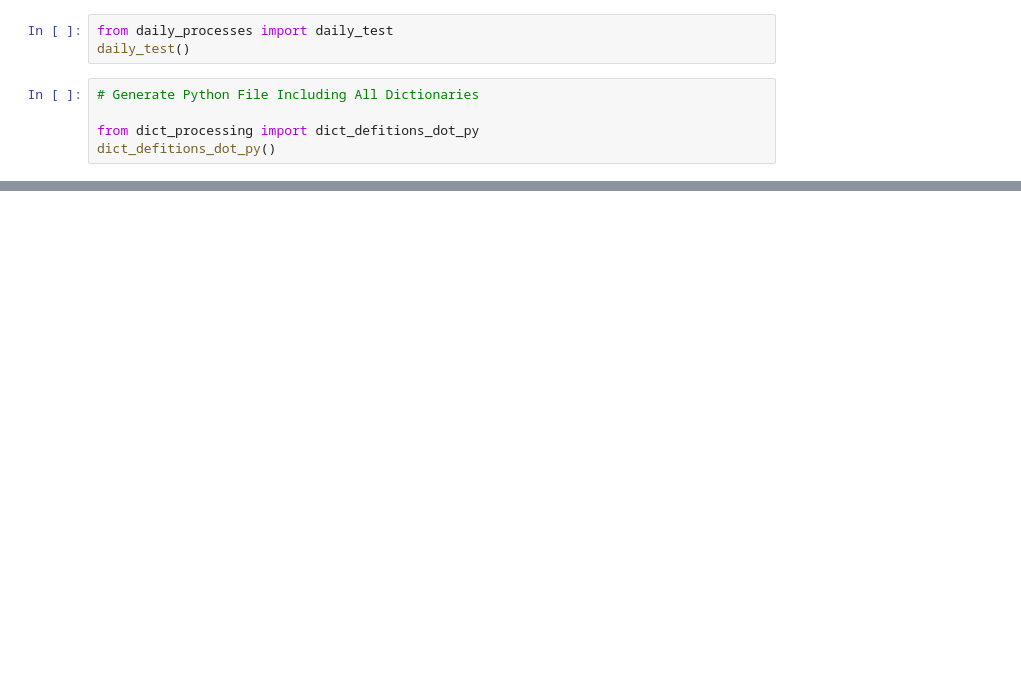
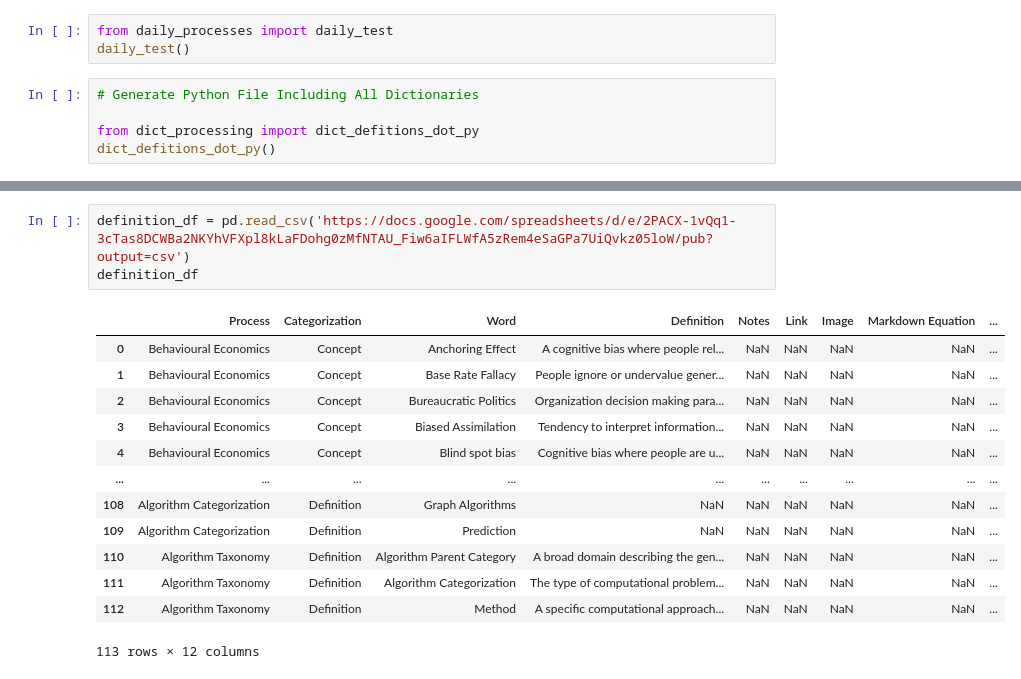
Before and after one commit to derek-dewald/Python_Tools, a Jupyter notebook: JupyterNotebooks/Daily_Pipeline_v2.ipynb, the cells around one changed output, grey strips where cells are left out. Drawn from its saved outputs; the diff is of its cells as text; blank space fills up the shorter version.

```diff
--- a/JupyterNotebooks/Daily_Pipeline_v2.ipynb
+++ b/JupyterNotebooks/Daily_Pipeline_v2.ipynb
@@ -99,0 +202,17 @@ dict_defitions_dot_py()
+# %%
+definition_df = pd.read_csv('https://docs.google.com/spreadsheets/d/e/2PACX-1vQq1-3cTas8DCWBa2NKYhVFXpl8kLaFDohg0zMfNTAU_Fiw6aIFLWfA5zRem4eSaGPa7UiQvkz05loW/pub?output=csv')
+definition_df
+# %% [output]
+|  | Process | Categorization | Word | Definition | Notes | Link | Image | Markdown Equation | ... |
+| 0 | Behavioural Economics | Concept | Anchoring Effect | A cognitive bias where people rel... | NaN | NaN | NaN | NaN | ... |
+| 1 | Behavioural Economics | Concept | Base Rate Fallacy | People ignore or undervalue gener... | NaN | NaN | NaN | NaN | ... |
+| 2 | Behavioural Economics | Concept | Bureaucratic Politics | Organization decision making para... | NaN | NaN | NaN | NaN | ... |
+| 3 | Behavioural Economics | Concept | Biased Assimilation | Tendency to interpret information... | NaN | NaN | NaN | NaN | ... |
+| 4 | Behavioural Economics | Concept | Blind spot bias | Cognitive bias where people are u... | NaN | NaN | NaN | NaN | ... |
+| ... | ... | ... | ... | ... | ... | ... | ... | ... | ... |
+| 108 | Algorithm Categorization | Definition | Graph Algorithms | NaN | NaN | NaN | NaN | NaN | ... |
+| 109 | Algorithm Categorization | Definition | Prediction | NaN | NaN | NaN | NaN | NaN | ... |
+| 110 | Algorithm Taxonomy | Definition | Algorithm Parent Category | A broad domain describing the gen... | NaN | NaN | NaN | NaN | ... |
+| 111 | Algorithm Taxonomy | Definition | Algorithm Categorization | The type of computational problem... | NaN | NaN | NaN | NaN | ... |
+| 112 | Algorithm Taxonomy | Definition | Method | A specific computational approach... | NaN | NaN | NaN | NaN | ... |
+113 rows × 12 columns
```
Also changed, not shown: parts of 15 cells of this notebook, 24 other files.
